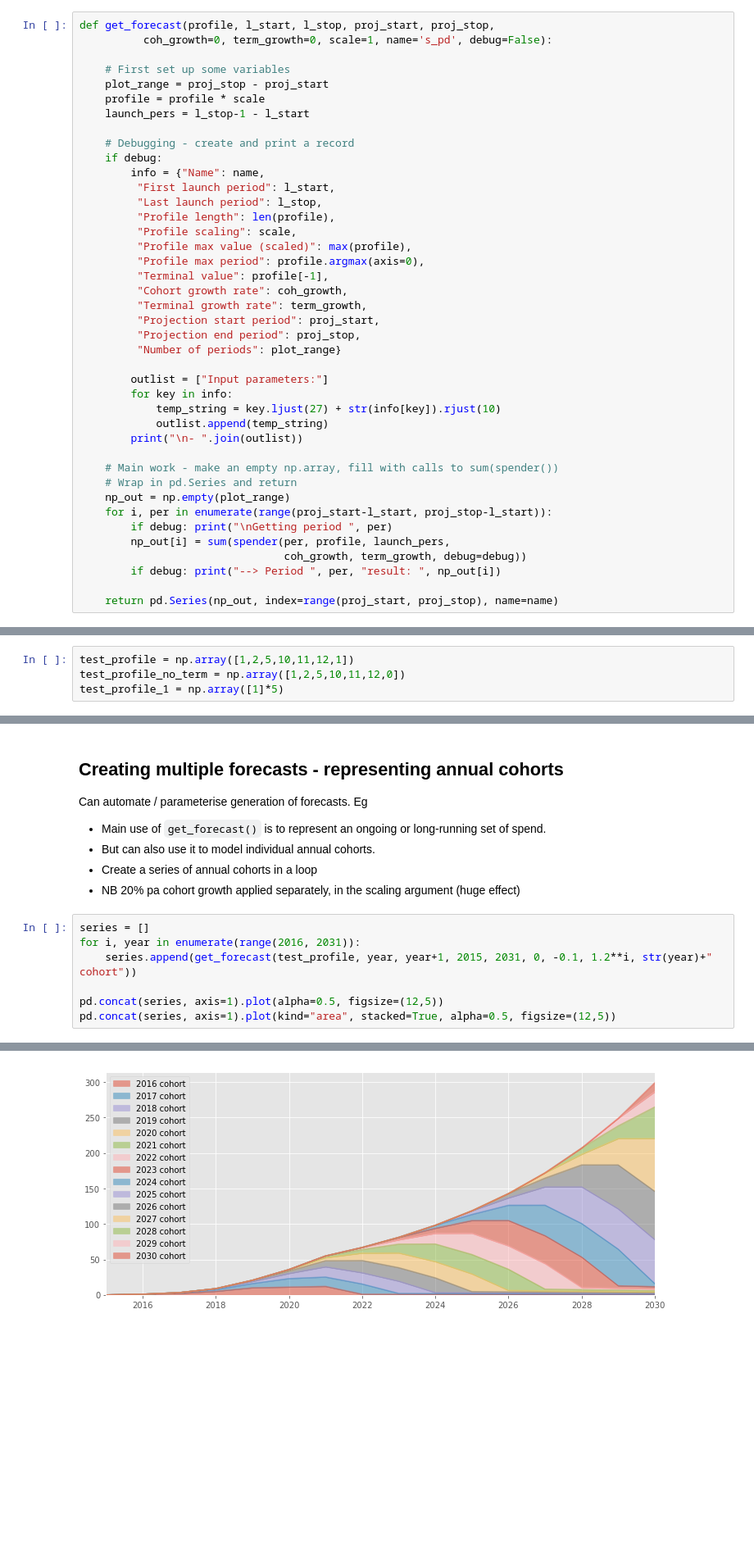
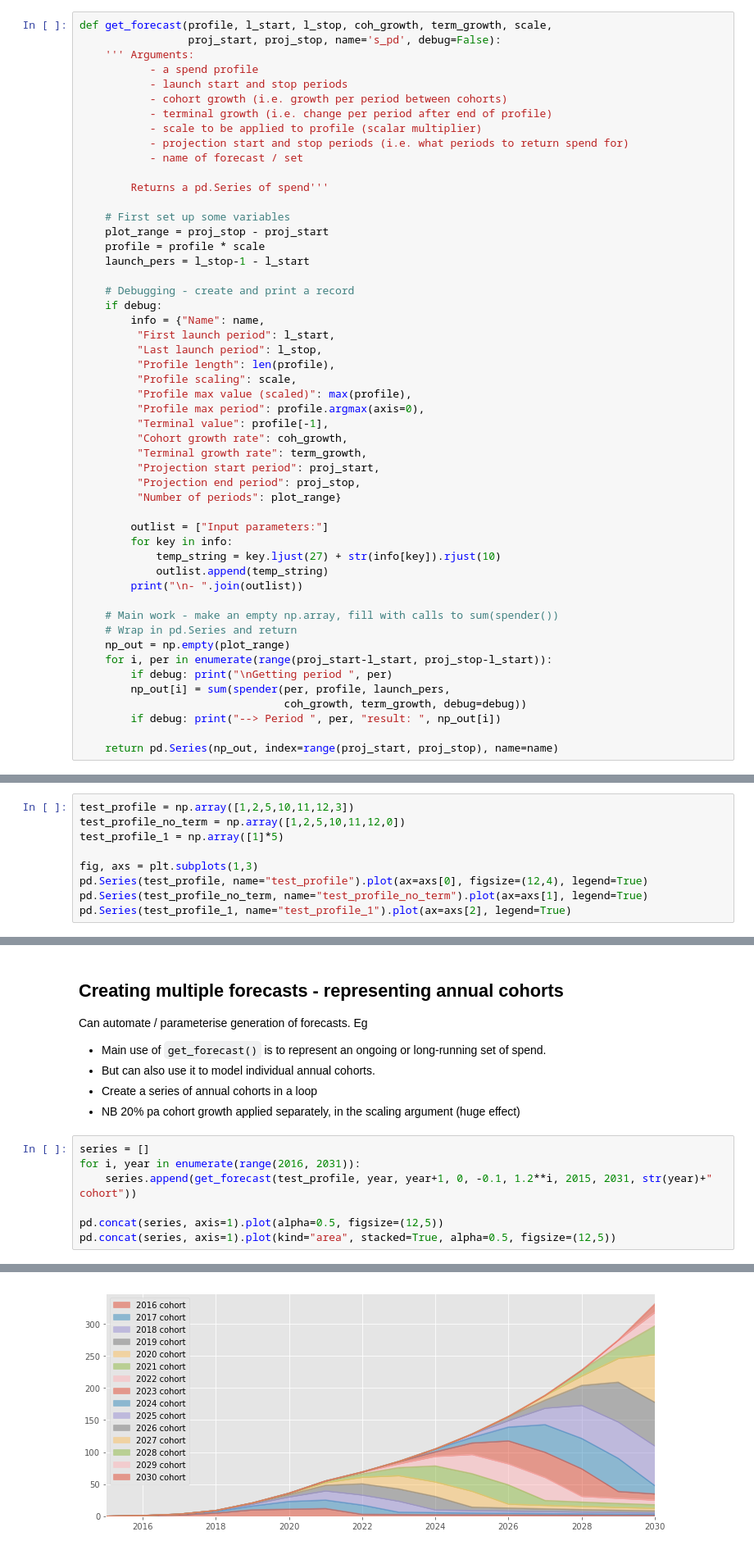
Before and after one commit to opi9a/data_accelerator, a Jupyter notebook: spend_engine_dev.ipynb, the cells around one changed output, grey strips where cells are left out. Shown at 82% size. Drawn from its saved outputs; the diff is of its cells as text; blank space fills up the shorter version.

Commit message:
re-ordered arguments to get_forecast

```diff
--- a/spend_engine_dev.ipynb
+++ b/spend_engine_dev.ipynb
@@ -117,8 +117,18 @@ Given input profile, timings etc, returns the spend on each cohort.  It's a gene
 ### Main function
 Returns a projection for a given set of spend and timings, as a `pd.Series`.  Main loop is to call `sum(spender(..))` for each period, and put the results in an `np.array` which is then wrapped in a `pd.Series` and returned.
 # %%
-def get_forecast(profile, l_start, l_stop, proj_start, proj_stop,
-          coh_growth=0, term_growth=0, scale=1, name='s_pd', debug=False):
+def get_forecast(profile, l_start, l_stop, coh_growth, term_growth, scale,
+                 proj_start, proj_stop, name='s_pd', debug=False):
+    ''' Arguments:
+           - a spend profile
+           - launch start and stop periods
+           - cohort growth (i.e. growth per period between cohorts)
+           - terminal growth (i.e. change per period after end of profile)
+           - scale to be applied to profile (scalar multiplier)
+           - projection start and stop periods (i.e. what periods to return spend for)
+           - name of forecast / set
+
+        Returns a pd.Series of spend'''
 
     # First set up some variables
     plot_range = proj_stop - proj_start
@@ -161,6 +171,11 @@ def get_forecast(profile, l_start, l_stop, proj_start, proj_stop,
 ## Usage
 First some test profiles
 # %%
-test_profile = np.array([1,2,5,10,11,12,1])
+test_profile = np.array([1,2,5,10,11,12,3])
 test_profile_no_term = np.array([1,2,5,10,11,12,0])
 test_profile_1 = np.array([1]*5)
+
+fig, axs = plt.subplots(1,3)
+pd.Series(test_profile, name="test_profile").plot(ax=axs[0], figsize=(12,4), legend=True)
+pd.Series(test_profile_no_term, name="test_profile_no_term").plot(ax=axs[1], legend=True)
+pd.Series(test_profile_1, name="test_profile_1").plot(ax=axs[2], legend=True)
@@ -294,7 +312,7 @@ Can automate / parameterise generation of forecasts.  Eg
 # %%
 series = []
 for i, year in enumerate(range(2016, 2031)):
-    series.append(get_forecast(test_profile, year, year+1, 2015, 2031, 0, -0.1, 1.2**i, str(year)+" cohort"))
+    series.append(get_forecast(test_profile, year, year+1, 0, -0.1, 1.2**i, 2015, 2031, str(year)+" cohort"))
 
 pd.concat(series, axis=1).plot(alpha=0.5, figsize=(12,5))
 pd.concat(series, axis=1).plot(kind="area", stacked=True, alpha=0.5, figsize=(12,5))
@@ -304 +322 @@ pd.concat(series, axis=1).plot(kind="area", stacked=True, alpha=0.5, figsize=(12
-[figure, old version]
+[figure, new version]
```
Also changed, not shown: parts of 8 cells of this notebook.
